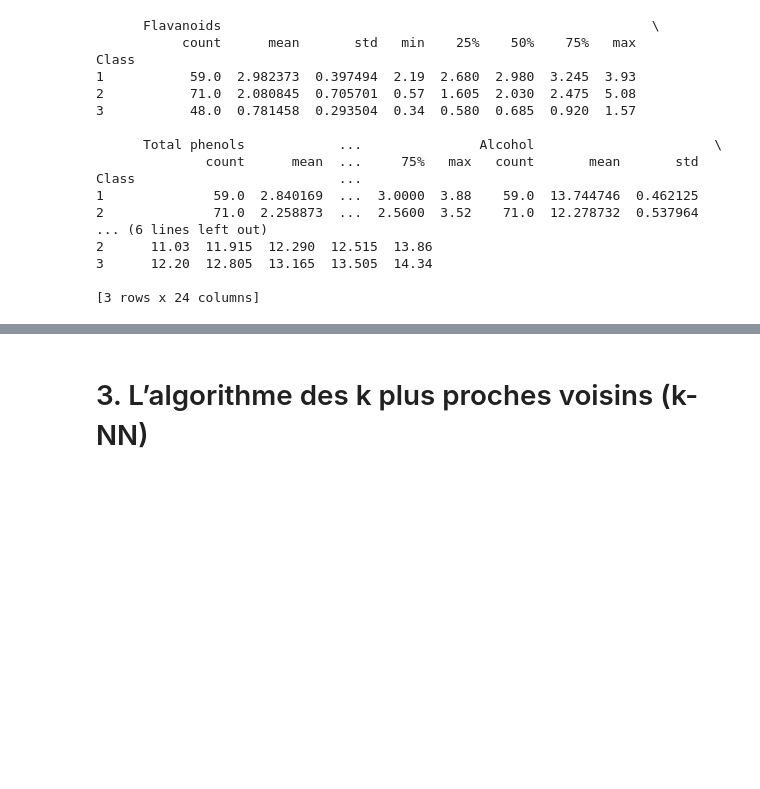
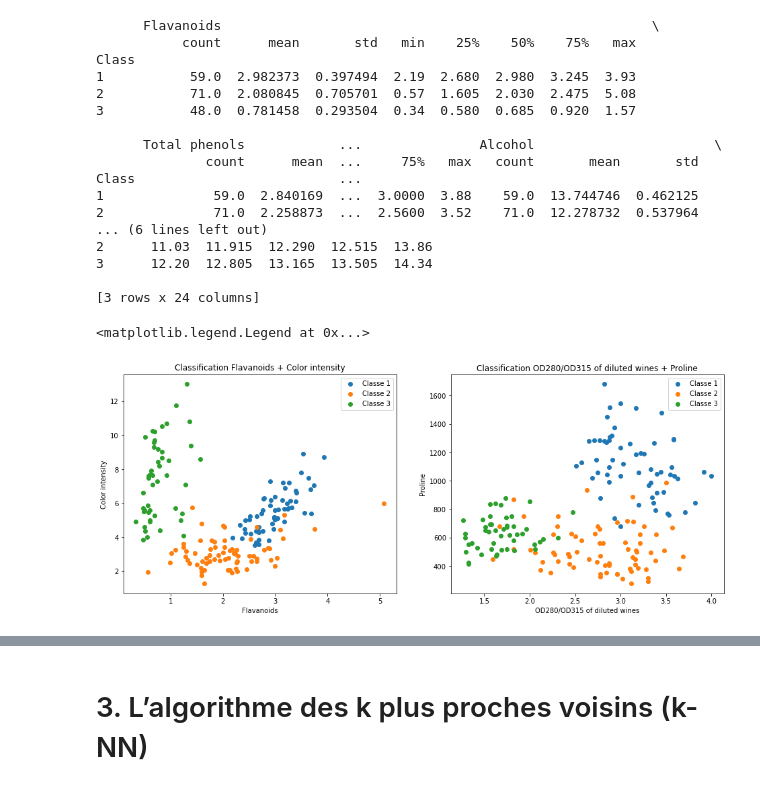
Before and after one commit to heig-vkaelin/isd, a Jupyter notebook: Labo4/Labo4.ipynb, the cells around one changed output, grey strips where cells are left out. Cells and saved outputs as stored; diff of their text form; code cells hidden in the pictures; blank space fills up the shorter version.

```diff
--- a/Labo4/Labo4.ipynb
+++ b/Labo4/Labo4.ipynb
@@ -195,6 +192,32 @@ Class                          ...
 3      12.20  12.805  13.165  13.505  14.34
 
 [3 rows x 24 columns]
+# %%
+class_1 = df.loc[df['Class'] == 1]
+class_2 = df.loc[df['Class'] == 2]
+class_3 = df.loc[df['Class'] == 3]
+
+fig, axs = plt.subplots(1, 2, sharey=False, figsize=(16, 6))
+axs[0].scatter(class_1['Flavanoids'], class_1['Color intensity'], label="Classe 1")
+axs[0].scatter(class_2['Flavanoids'], class_2['Color intensity'], label="Classe 2")
+axs[0].scatter(class_3['Flavanoids'], class_3['Color intensity'], label="Classe 3")
+
+axs[0].set_xlabel('Flavanoids')
+axs[0].set_ylabel('Color intensity')
+axs[0].set_title('Classification Flavanoids + Color intensity')
+axs[0].legend()
+
+axs[1].scatter(class_1['OD280/OD315 of diluted wines'], class_1['Proline'], label="Classe 1")
+axs[1].scatter(class_2['OD280/OD315 of diluted wines'], class_2['Proline'], label="Classe 2")
+axs[1].scatter(class_3['OD280/OD315 of diluted wines'], class_3['Proline'], label="Classe 3")
+
+axs[1].set_xlabel('OD280/OD315 of diluted wines')
+axs[1].set_ylabel('Proline')
+axs[1].set_title('Classification OD280/OD315 of diluted wines + Proline')
+axs[1].legend()
+# %% [output]
+<matplotlib.legend.Legend at 0x...>
+[figure, added]
 # %%
 # b) Classificateurs à multiples variables:
 
```
Also changed, not shown: parts of 6 cells of this notebook.
